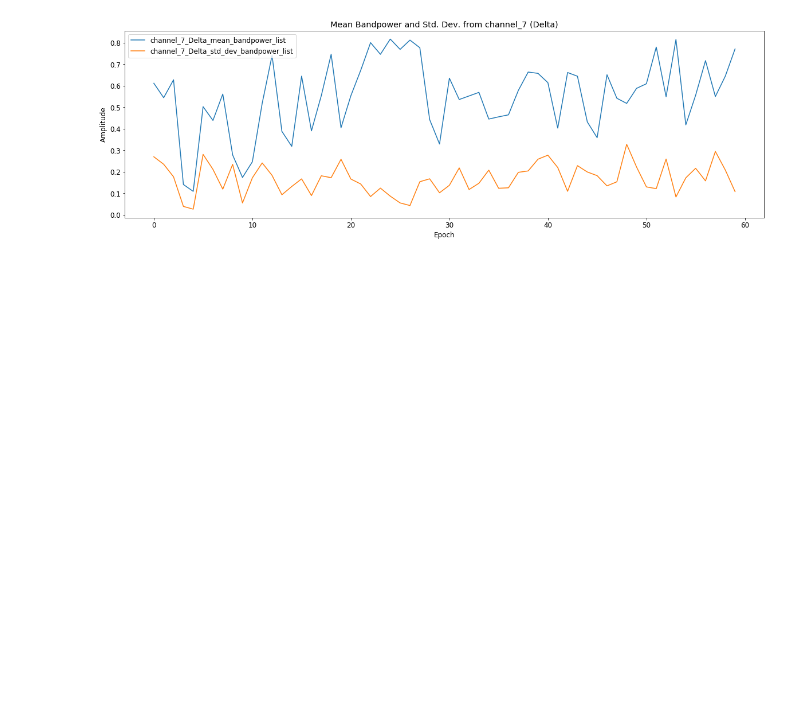
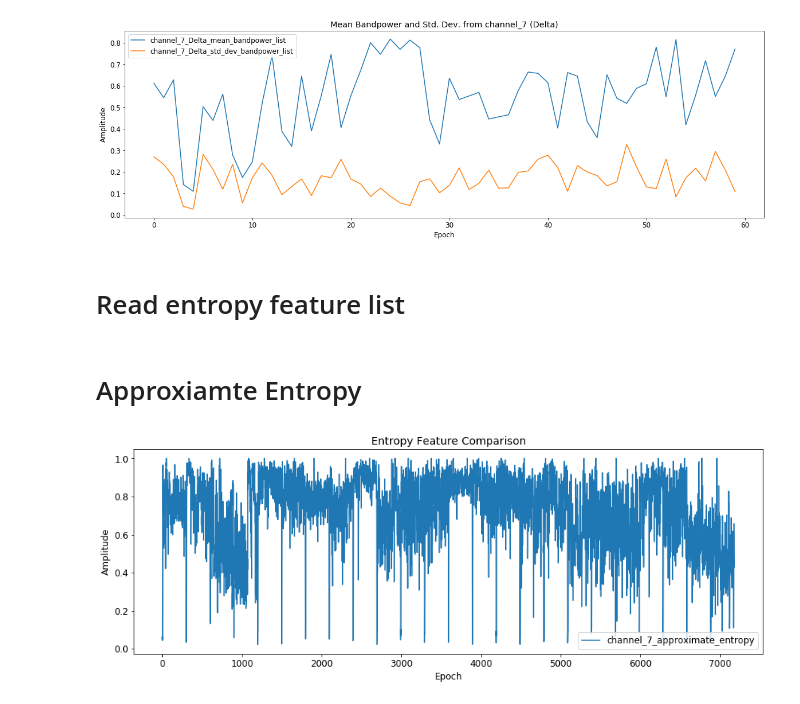
Before and after one commit to mudo121/thesis_eeg, a Jupyter notebook: thesis_diagrams.ipynb, the cells around one changed output. Drawn from its saved outputs; the diff is of its cells as text; code cells hidden in the pictures; blank space fills up the shorter version.

Commit message:
added entropy features, updated thesis notebook

```diff
--- a/thesis_diagrams.ipynb
+++ b/thesis_diagrams.ipynb
@@ -51,13 +53,14 @@ Saving images to: C:\Users\reiss\Dropbox\Apps\Overleaf\Masterthesis_Paper\images
 ### Load Online EEG Data
 # %%
 # load the machine learning dataset
-eegData, freqData = loadOnlineEEGdata(splitData=False)
+eegData, freqData, entropyData = loadOnlineEEGdata(splitData=False)
 eegX, eegy = eegData
 freqX, freqy = freqData
+X_entropy, y_entropy = entropyData
 
 # load one subject eeg data
-epochSeries_1_normal, freqDf_1_normal = loadPickeldData("../EEG_Data/eeg_data_online/1", label="normal")
-epochSeries_1_fatigue, freqDf_1_fatigue = loadPickeldData("../EEG_Data/eeg_data_online/1", label="fatigue")
+epochSeries_1_normal, freqDf_1_normal, entropyArray_normal = loadPickeldData("../EEG_Data/eeg_data_online/1", label="normal")
+epochSeries_1_fatigue, freqDf_1_fatigue, entropyArray_fatigue = loadPickeldData("../EEG_Data/eeg_data_online/1", label="fatigue")
 
 # load one subject raw eeg data
 eeg_1_raw_normal = readFileCSV("../EEG_Data/eeg_data_online/1/Fatigue_state_256hz.csv")
@@ -635,3 +652,29 @@ axs.legend(loc="upper left")
 # %% [output]
 <matplotlib.legend.Legend at 0x...>
 [figure]
+# %% [markdown]
+# Read entropy feature list
+# %%
+def createEntropyFeaturePlot(entropyArray : np.ndarray, featureIndex, featureList):
+    fig, ax = plt.subplots(figsize=(15,5))
+
+    if type(featureIndex) is list:
+        ax.set_title('Entropy Feature Comparison')
+        for index in featureIndex:
+            ax.plot(entropyArray[:,:,index], label = featureList[index])
+        plt.legend(loc="best")
+    else:
+        ax.set_title('Entropy Feature {}'.format(featureList[featureIndex]))
+        ax.plot(entropyArray[:,:,featureIndex])
+
+    ax.set(xlabel='Epoch', ylabel='Amplitude')
+    return fig, ax
+
+# Read Entropy Feauture List
+entropyX_featureList = loadFeaturesTxt("../EEG_Data/eeg_data_online/features_entropy.txt")
+# %% [markdown]
+# Approxiamte Entropy
+# %%
+fig, ax = createEntropyFeaturePlot(entropyArray=X_entropy, featureIndex=[34], featureList=entropyX_featureList)
+# %% [output]
+[figure, added]
```
Also changed, not shown: parts of 15 cells of this notebook, 10 other files.
